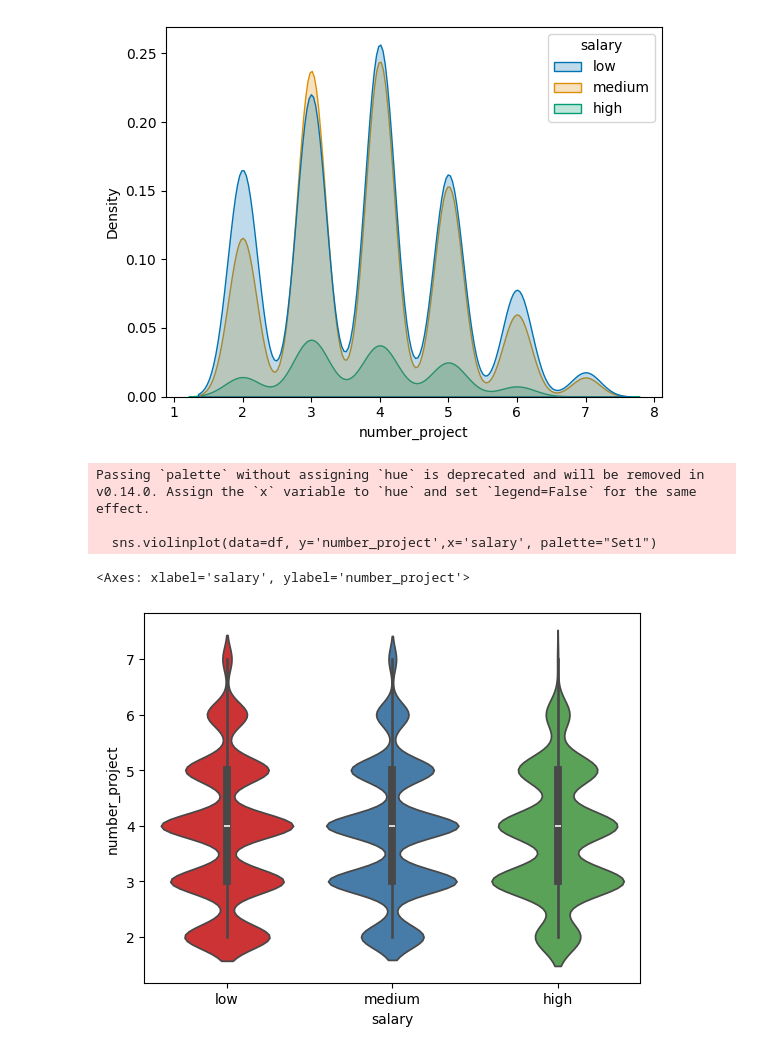
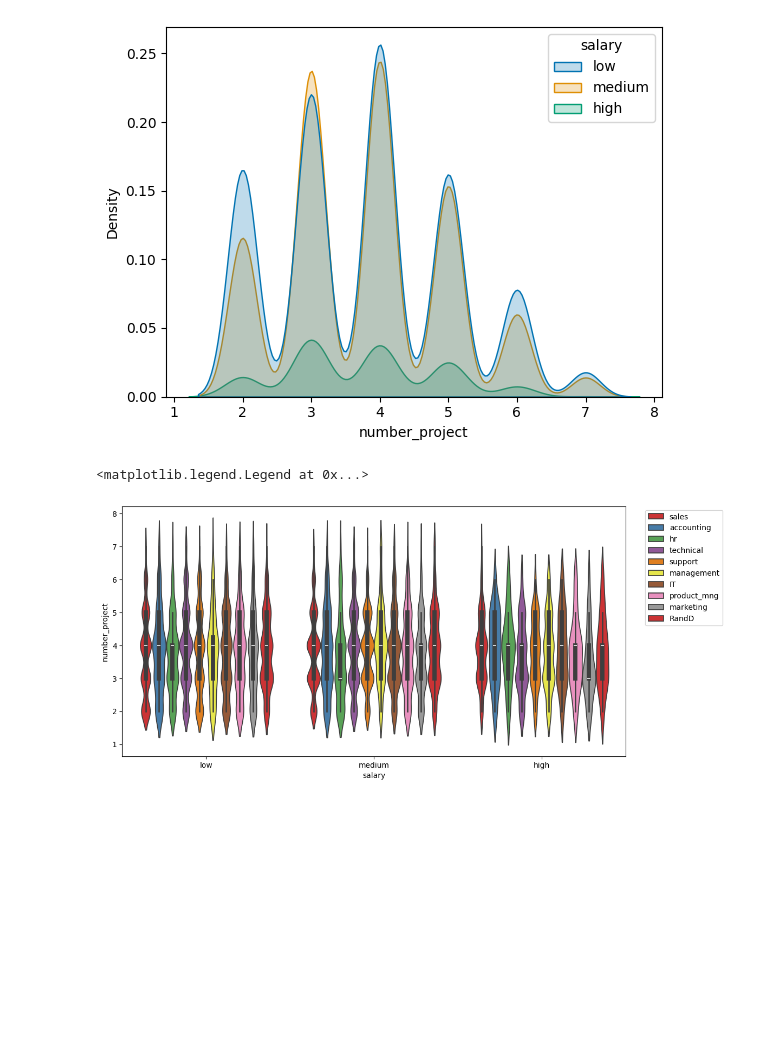
Before and after one commit to sangu0005/data_analysis_workspace, a Jupyter notebook: Seaborn.ipynb, the cells around one changed output. Drawn from its saved outputs; the diff is of its cells as text; code cells hidden in the pictures; blank space fills up the shorter version.

```diff
--- a/Seaborn.ipynb
+++ b/Seaborn.ipynb
@@ -118,10 +118,9 @@ sns.kdeplot(data=df, x='number_project',hue='salary',fill=True, palette='colorbl
 <Axes: xlabel='number_project', ylabel='Density'>
 [figure]
 # %%
-sns.violinplot(data=df, y='number_project',x='salary', palette="Set1")
+plt.figure(figsize=(12,6))
+sns.violinplot(data=df, y='number_project',hue='department',x='salary', palette="Set1")
+plt.legend(bbox_to_anchor=(1.2,1))
 # %% [output]
-Passing `palette` without assigning `hue` is deprecated and will be removed in v0.14.0. Assign the `x` variable to `hue` and set `legend=False` for the same effect.
-
-  sns.violinplot(data=df, y='number_project',x='salary', palette="Set1")
+<matplotlib.legend.Legend at 0x...>
-<Axes: xlabel='salary', ylabel='number_project'>
-[figure, old version]
+[figure, new version]
```
